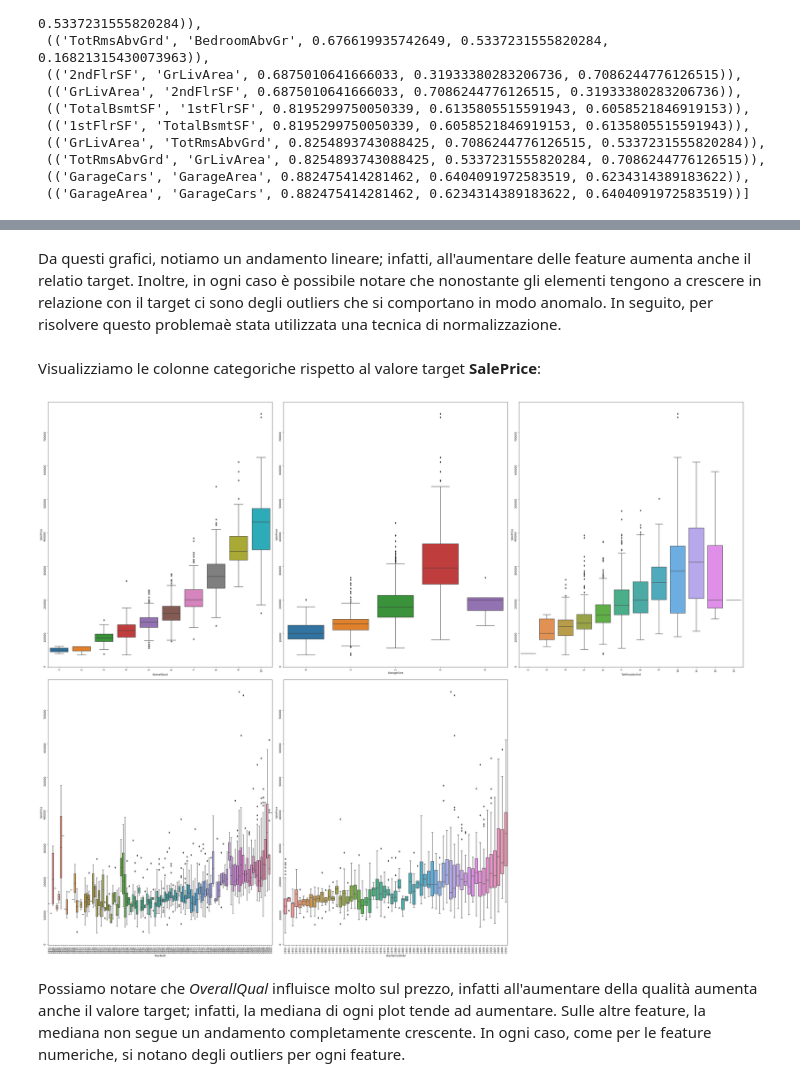
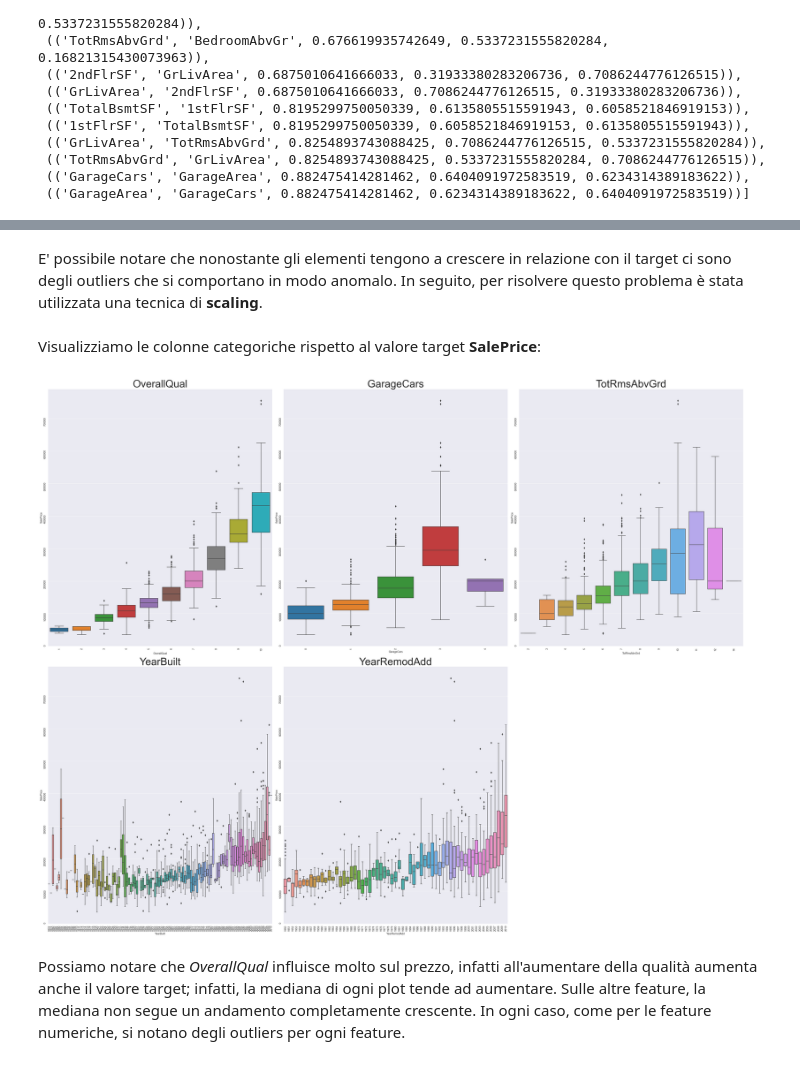
Before and after one commit to emelis-ptr/ProgettoML, a Jupyter notebook: code/notebook.ipynb, the cells around one changed output, grey strips where cells are left out. Cells and saved outputs as stored; diff of their text form; code cells hidden in the pictures.

```diff
--- a/code/notebook.ipynb
+++ b/code/notebook.ipynb
@@ -270,28 +268,29 @@ sns.pairplot(initial_training_set, x_vars=features_pair_plot, y_vars="SalePrice"
 # %% [markdown]
-Da questi grafici, notiamo un andamento lineare; infatti, all'aumentare delle feature aumenta anche il relatio target. Inoltre, in ogni caso è possibile notare che nonostante gli elementi tengono a crescere in relazione con il target ci sono degli outliers che si comportano in modo anomalo. In seguito, per risolvere questo problemaè stata utilizzata una tecnica di normalizzazione.
+E' possibile notare che nonostante gli elementi tengono a crescere in relazione con il target ci sono degli outliers che si comportano in modo anomalo. In seguito, per risolvere questo problema è stata utilizzata una tecnica di **scaling**.
 # %% [markdown]
 Visualizziamo le colonne categoriche rispetto al valore target **SalePrice**:
 # %%
 features_box_plot = ['OverallQual', 'GarageCars', 'TotRmsAbvGrd', 'YearBuilt', 'YearRemodAdd']
 
 axis_x = 0
 axis_y = 0
 fig, axes = plt.subplots(2, 3, figsize=(38, 30))
 for fbp in features_box_plot:
     f = sns.boxplot(ax=axes[axis_x, axis_y], data=initial_training_set, x=fbp, y='SalePrice')
     f.axis(ymin=0, ymax=800000)
+    f.set_title(fbp, fontsize=40)
     axes[axis_x, axis_y].tick_params(rotation=90)
     axes[axis_x, axis_y].autoscale(enable=True)
     fig.tight_layout()
     if axis_y == 2:
         axis_x = 1
         axis_y = 0
     else:
         axis_y += 1
 
 fig.delaxes(axes[axis_x][2])
 # %% [output]
-[figure, old version]
+[figure, new version]
 # %% [markdown]
 Possiamo notare che *OverallQual* influisce molto sul prezzo, infatti all'aumentare della qualità aumenta anche il valore target; infatti, la mediana di ogni plot tende ad aumentare. Sulle altre feature, la mediana non segue un andamento completamente crescente.
 In ogni caso, come per le feature numeriche, si notano degli outliers per ogni feature.
```
Also changed, not shown: parts of 29 cells of this notebook.
